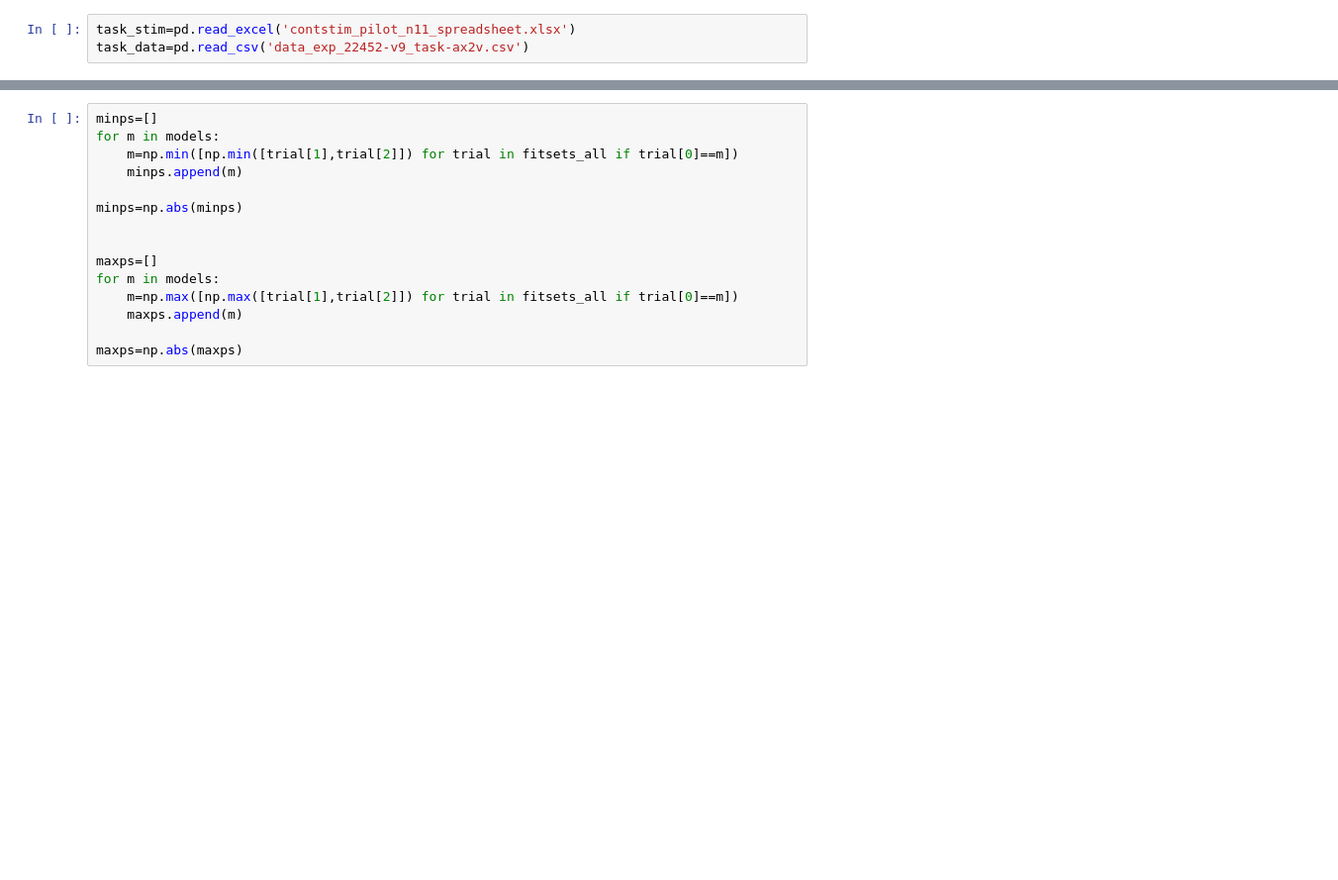
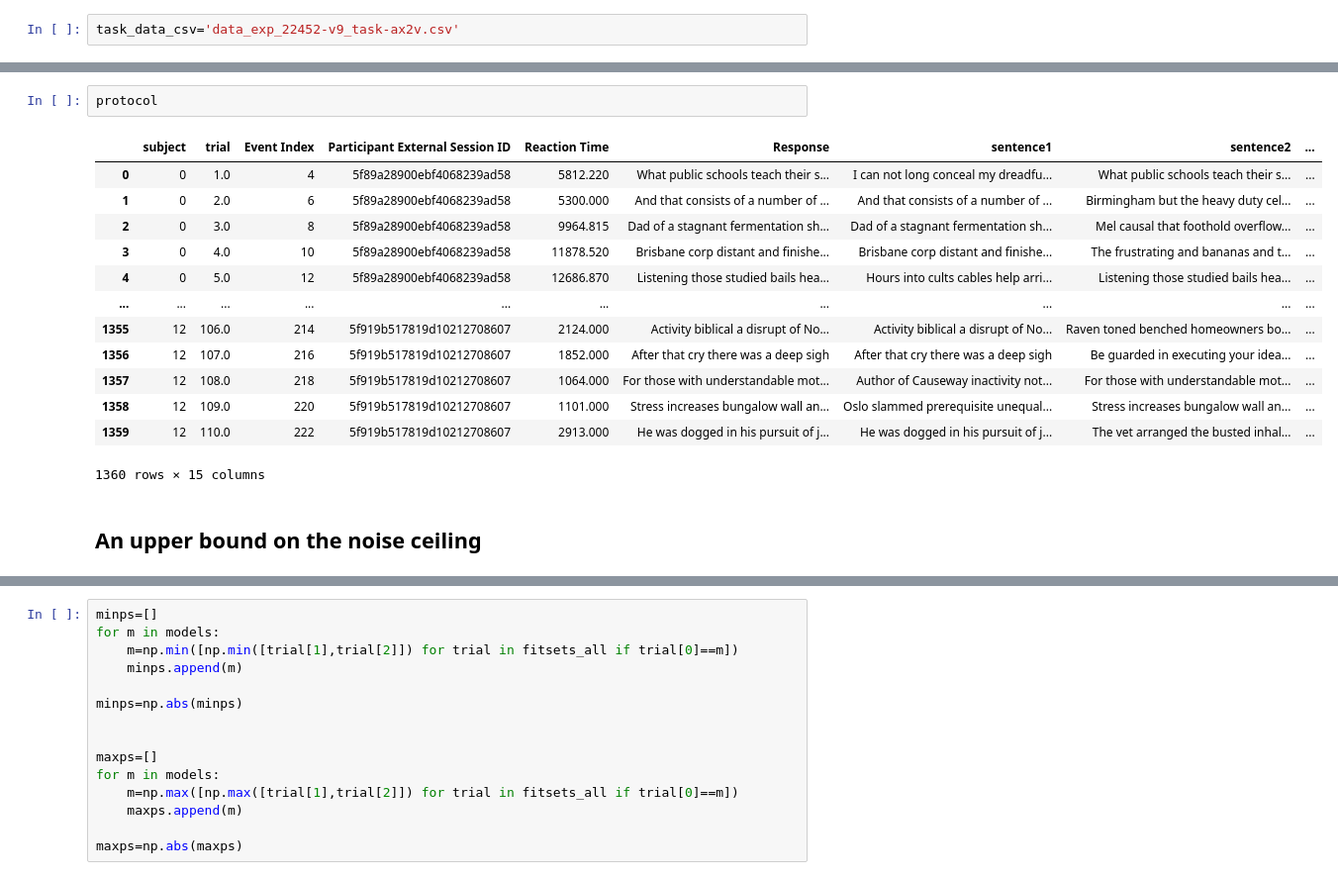
Before and after one commit to LpZamora/contstimlang, a Jupyter notebook: fit_model_parameters_vectorized.ipynb, the cells around one changed output, grey strips where cells are left out. Shown: that part at 99% size. Cells and saved outputs as stored; diff of their text form; blank space fills up the shorter version.

Commit message:
revised data loading + upper bound on noise ceiling now works
Former-commit-id: df4db3d20134ad67c7f8a12c03ae7a6f3e06b2c0

```diff
--- a/fit_model_parameters_vectorized.ipynb
+++ b/fit_model_parameters_vectorized.ipynb
@@ -12,3 +15,2 @@ from torch.autograd import Variable
 # %%
-task_stim=pd.read_excel('contstim_pilot_n11_spreadsheet.xlsx')
-task_data=pd.read_csv('data_exp_22452-v9_task-ax2v.csv')
+task_data_csv='data_exp_22452-v9_task-ax2v.csv'
@@ -14,0 +93,18 @@ task_data=pd.read_csv('data_exp_22452-v9_task-ax2v.csv')
+# %%
+protocol
+# %% [output]
+|  | subject | trial | Event Index | Participant External Session ID | Reaction Time | Response | sentence1 | sentence2 | ... |
+| 0 | 0 | 1.0 | 4 | 5f89a28900ebf4068239ad58 | 5812.220 | What public schools teach their s... | I can not long conceal my dreadfu... | What public schools teach their s... | ... |
+| 1 | 0 | 2.0 | 6 | 5f89a28900ebf4068239ad58 | 5300.000 | And that consists of a number of ... | And that consists of a number of ... | Birmingham but the heavy duty cel... | ... |
+| 2 | 0 | 3.0 | 8 | 5f89a28900ebf4068239ad58 | 9964.815 | Dad of a stagnant fermentation sh... | Dad of a stagnant fermentation sh... | Mel causal that foothold overflow... | ... |
+| 3 | 0 | 4.0 | 10 | 5f89a28900ebf4068239ad58 | 11878.520 | Brisbane corp distant and finishe... | Brisbane corp distant and finishe... | The frustrating and bananas and t... | ... |
+| 4 | 0 | 5.0 | 12 | 5f89a28900ebf4068239ad58 | 12686.870 | Listening those studied bails hea... | Hours into cults cables help arri... | Listening those studied bails hea... | ... |
+| ... | ... | ... | ... | ... | ... | ... | ... | ... | ... |
+| 1355 | 12 | 106.0 | 214 | 5f919b517819d10212708607 | 2124.000 | Activity biblical a disrupt of No... | Activity biblical a disrupt of No... | Raven toned benched homeowners bo... | ... |
+| 1356 | 12 | 107.0 | 216 | 5f919b517819d10212708607 | 1852.000 | After that cry there was a deep sigh | After that cry there was a deep sigh | Be guarded in executing your idea... | ... |
+| 1357 | 12 | 108.0 | 218 | 5f919b517819d10212708607 | 1064.000 | For those with understandable mot... | Author of Causeway inactivity not... | For those with understandable mot... | ... |
+| 1358 | 12 | 109.0 | 220 | 5f919b517819d10212708607 | 1101.000 | Stress increases bungalow wall an... | Oslo slammed prerequisite unequal... | Stress increases bungalow wall an... | ... |
+| 1359 | 12 | 110.0 | 222 | 5f919b517819d10212708607 | 2913.000 | He was dogged in his pursuit of j... | He was dogged in his pursuit of j... | The vet arranged the busted inhal... | ... |
+1360 rows × 15 columns
+# %% [markdown]
+## An upper bound on the noise ceiling
```
Also changed, not shown: parts of 15 cells of this notebook.
